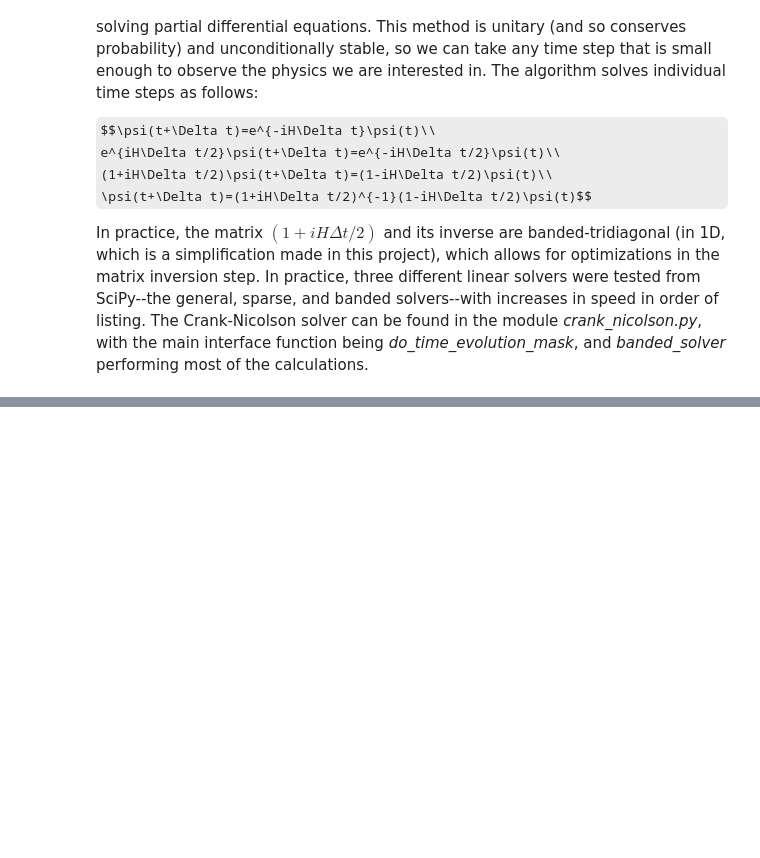
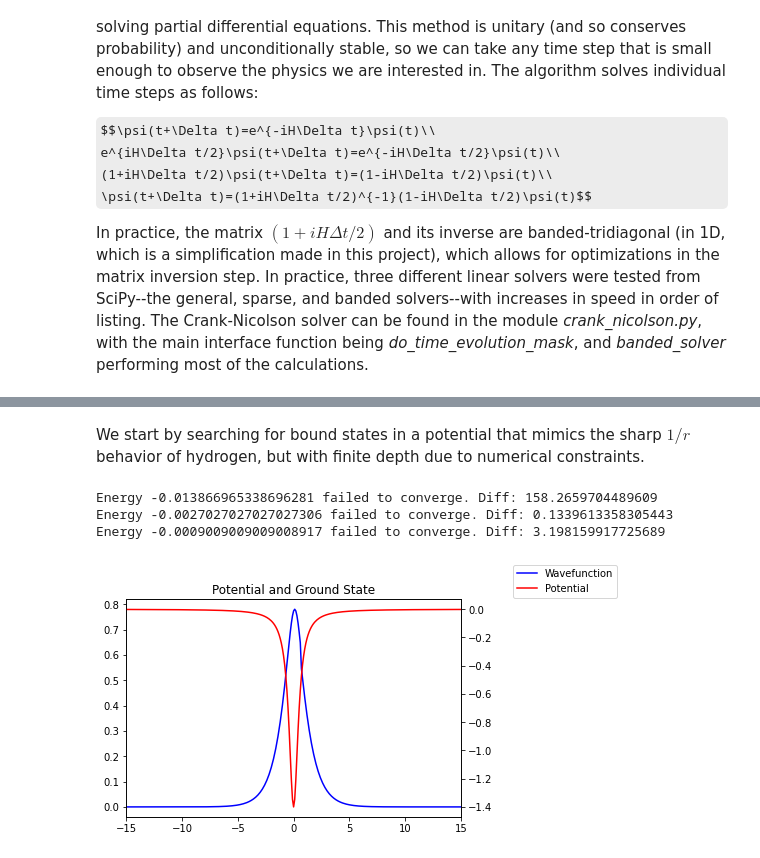
Before and after one commit to mreh528/phys5070FinalProject, a Jupyter notebook: Final_Project_BG_MR.ipynb, the cells around one changed output, grey strips where cells are left out. Saved outputs shown, nothing was run; the diff lists cells and outputs as text; code cells hidden in the pictures; some formulas as TeX source; blank space fills up the shorter version.

```diff
--- a/Final_Project_BG_MR.ipynb
+++ b/Final_Project_BG_MR.ipynb
@@ -29,0 +101,2 @@ In practice, the matrix $(1+iH\Delta t/2)$ and its inverse are banded-tridiagona
+# %% [markdown]
+We start by searching for bound states in a potential that mimics the sharp $1/r$ behavior of hydrogen, but with finite depth due to numerical constraints.
@@ -29,0 +108,22 @@ In practice, the matrix $(1+iH\Delta t/2)$ and its inverse are banded-tridiagona
+# %%
+# Setup position and energy grids
+x = np.arange(-40., 40., 0.1)
+Erange = np.linspace(-0.6, -0, 1000)
+# %%
+# Finds the ground state, then pads arrays with edge zeros to reduce edge effects
+x, ground, V, energies = hh.find_expanded_groundstate(x, Vpars=[0, -2.2, 1.], Erange=Erange)
+
+# Visualize the ground state in the potential
+fig, ax1 = plt.subplots()
+ax2 = ax1.twinx()
+ax2.plot(x, np.real(V), 'r', label="Potential")
+ax1.plot(x, np.real(ground), 'b', label="Wavefunction")
+fig.legend(bbox_to_anchor=(1.02,1), loc='upper left', borderaxespad=0.)
+plt.xlim(-15.,15.)
+plt.title("Potential and Ground State")
+plt.show()
+# %% [output]
+Energy -0.013866965338696281 failed to converge. Diff: 158.2659704489609
+Energy -0.0027027027027027306 failed to converge. Diff: 0.1339613358305443
+Energy -0.0009009009009008917 failed to converge. Diff: 3.198159917725689
+[figure, added]
```
Also changed, not shown: parts of 15 cells of this notebook.
